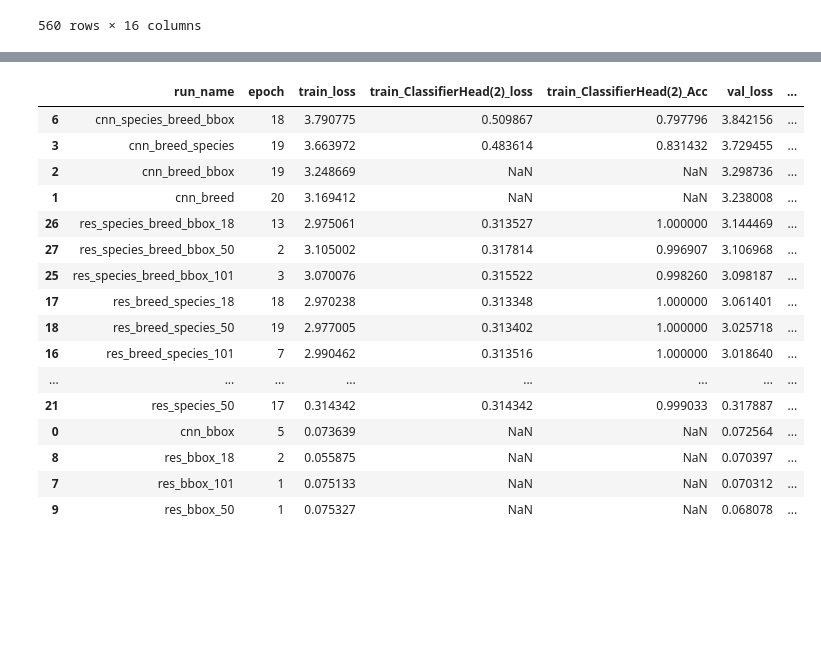
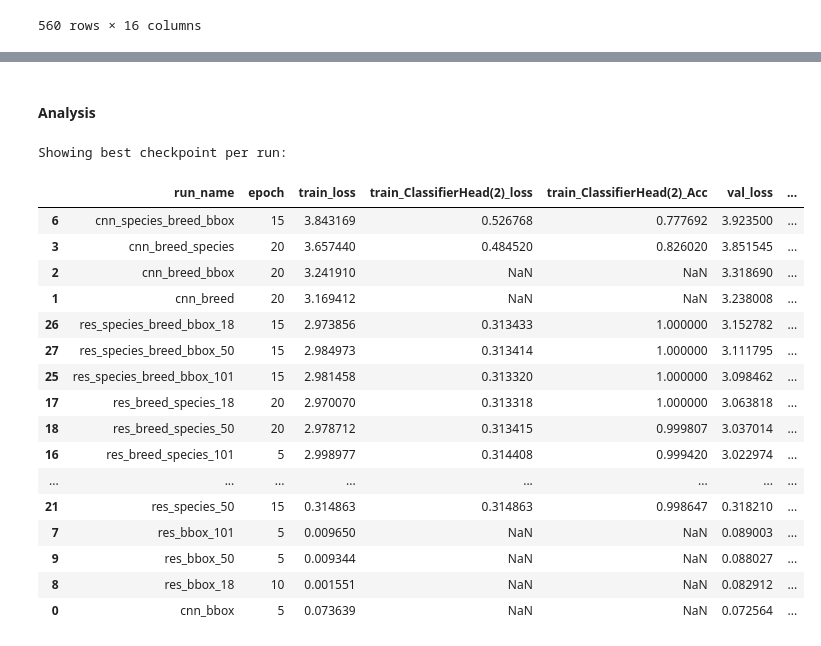
Before and after one commit to timfarkas/ADL_CW2, a Jupyter notebook: pre_training_analysis.ipynb, the cells around one changed output, grey strips where cells are left out. Saved outputs shown, nothing was run; the diff lists cells and outputs as text; code cells hidden in the pictures; blank space fills up the shorter version.

```diff
--- a/pre_training_analysis.ipynb
+++ b/pre_training_analysis.ipynb
@@ -55,12 +80,5 @@ df[["arch", "task"]] = df["run_name"].apply(lambda name: pd.Series(extract_arch_
-# %%
-df[["arch", "task"]] = df["run_name"].apply(lambda name: pd.Series(extract_arch_task(name)))
-
-task_replacements = {
-    'breed_species': 'species_breed'
-}
-
-# Apply task replacements
-df['task'] = df['task'].replace(task_replacements)
+# %% [markdown]
+#### Analysis
 # %%
 import matplotlib.pyplot as plt
 import pandas as pd
@@ -71,6 +89,9 @@ def best_epochs_by_metric(df: pd.DataFrame, target_metric: str) -> pd.DataFrame:
         .reset_index(drop=True)
         .sort_values(target_metric, ascending=False)
     )
+
+def filter_epochs(df: pd.DataFrame) -> pd.DataFrame:
+    return df[((df['epoch']) % 5 == 0)]
 
 def visualize_task_performance(best_epochs_df: pd.DataFrame, task_name: str, eval_metrics: list[str]):
     # filter for matching task_name
@@ -102,24 +123,26 @@ def visualize_task_performance(best_epochs_df: pd.DataFrame, task_name: str, eva
     ax.grid(True, axis='y', linestyle='--', alpha=0.7)
     plt.tight_layout()
     plt.show()
-# %%
-best_of
-# %% [output]
-|  | run_name | epoch | train_loss | train_ClassifierHead(2)_loss | train_ClassifierHead(2)_Acc | val_loss | ... |
-| 6 | cnn_species_breed_bbox | 18 | 3.790775 | 0.509867 | 0.797796 | 3.842156 | ... |
-| 3 | cnn_breed_species | 19 | 3.663972 | 0.483614 | 0.831432 | 3.729455 | ... |
-| 2 | cnn_breed_bbox | 19 | 3.248669 | NaN | NaN | 3.298736 | ... |
-| 1 | cnn_breed | 20 | 3.169412 | NaN | NaN | 3.238008 | ... |
-| 26 | res_species_breed_bbox_18 | 13 | 2.975061 | 0.313527 | 1.000000 | 3.144469 | ... |
-| 27 | res_species_breed_bbox_50 | 2 | 3.105002 | 0.317814 | 0.996907 | 3.106968 | ... |
-| 25 | res_species_breed_bbox_101 | 3 | 3.070076 | 0.315522 | 0.998260 | 3.098187 | ... |
-| 17 | res_breed_species_18 | 18 | 2.970238 | 0.313348 | 1.000000 | 3.061401 | ... |
-| 18 | res_breed_species_50 | 19 | 2.977005 | 0.313402 | 1.000000 | 3.025718 | ... |
-| 16 | res_breed_species_101 | 7 | 2.990462 | 0.313516 | 1.000000 | 3.018640 | ... |
-| ... | ... | ... | ... | ... | ... | ... | ... |
-| 21 | res_species_50 | 17 | 0.314342 | 0.314342 | 0.999033 | 0.317887 | ... |
-| 0 | cnn_bbox | 5 | 0.073639 | NaN | NaN | 0.072564 | ... |
-| 8 | res_bbox_18 | 2 | 0.055875 | NaN | NaN | 0.070397 | ... |
-| 7 | res_bbox_101 | 1 | 0.075133 | NaN | NaN | 0.070312 | ... |
-| 9 | res_bbox_50 | 1 | 0.075327 | NaN | NaN | 0.068078 | ... |
+# %%
+print("Showing best checkpoint per run:")
+best_epochs_by_metric(filter_epochs(df), 'val_loss')
+# %% [output]
+Showing best checkpoint per run:
+|  | run_name | epoch | train_loss | train_ClassifierHead(2)_loss | train_ClassifierHead(2)_Acc | val_loss | ... |
+| 6 | cnn_species_breed_bbox | 15 | 3.843169 | 0.526768 | 0.777692 | 3.923500 | ... |
+| 3 | cnn_breed_species | 20 | 3.657440 | 0.484520 | 0.826020 | 3.851545 | ... |
+| 2 | cnn_breed_bbox | 20 | 3.241910 | NaN | NaN | 3.318690 | ... |
+| 1 | cnn_breed | 20 | 3.169412 | NaN | NaN | 3.238008 | ... |
+| 26 | res_species_breed_bbox_18 | 15 | 2.973856 | 0.313433 | 1.000000 | 3.152782 | ... |
+| 27 | res_species_breed_bbox_50 | 15 | 2.984973 | 0.313414 | 1.000000 | 3.111795 | ... |
+| 25 | res_species_breed_bbox_101 | 15 | 2.981458 | 0.313320 | 1.000000 | 3.098462 | ... |
+| 17 | res_breed_species_18 | 20 | 2.970070 | 0.313318 | 1.000000 | 3.063818 | ... |
+| 18 | res_breed_species_50 | 20 | 2.978712 | 0.313415 | 0.999807 | 3.037014 | ... |
+| 16 | res_breed_species_101 | 5 | 2.998977 | 0.314408 | 0.999420 | 3.022974 | ... |
+| ... | ... | ... | ... | ... | ... | ... | ... |
+| 21 | res_species_50 | 15 | 0.314863 | 0.314863 | 0.998647 | 0.318210 | ... |
+| 7 | res_bbox_101 | 5 | 0.009650 | NaN | NaN | 0.089003 | ... |
+| 9 | res_bbox_50 | 5 | 0.009344 | NaN | NaN | 0.088027 | ... |
+| 8 | res_bbox_18 | 10 | 0.001551 | NaN | NaN | 0.082912 | ... |
+| 0 | cnn_bbox | 5 | 0.073639 | NaN | NaN | 0.072564 | ... |
 # %%
```
Also changed, not shown: parts of 4 cells of this notebook.
